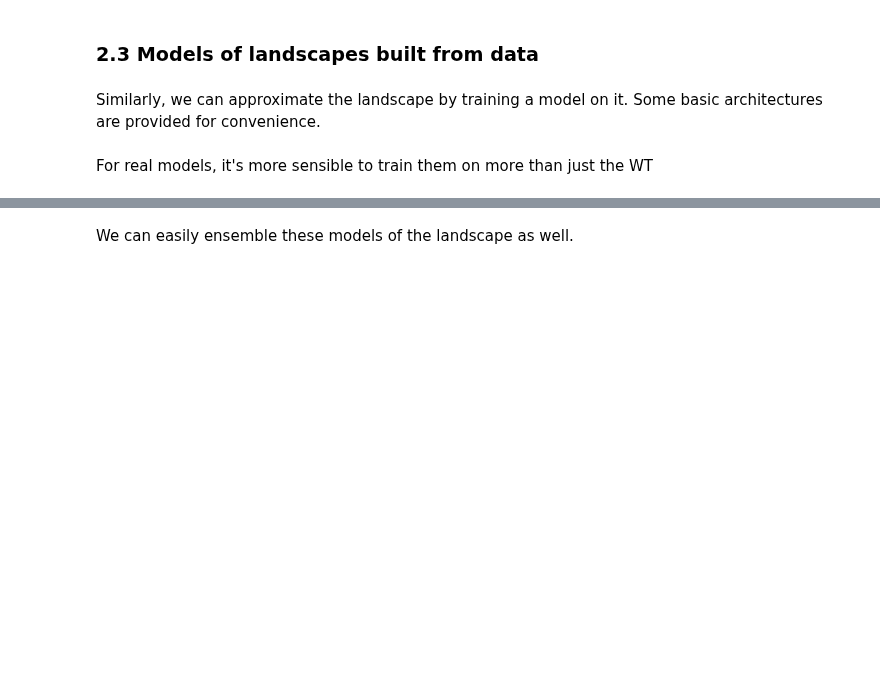
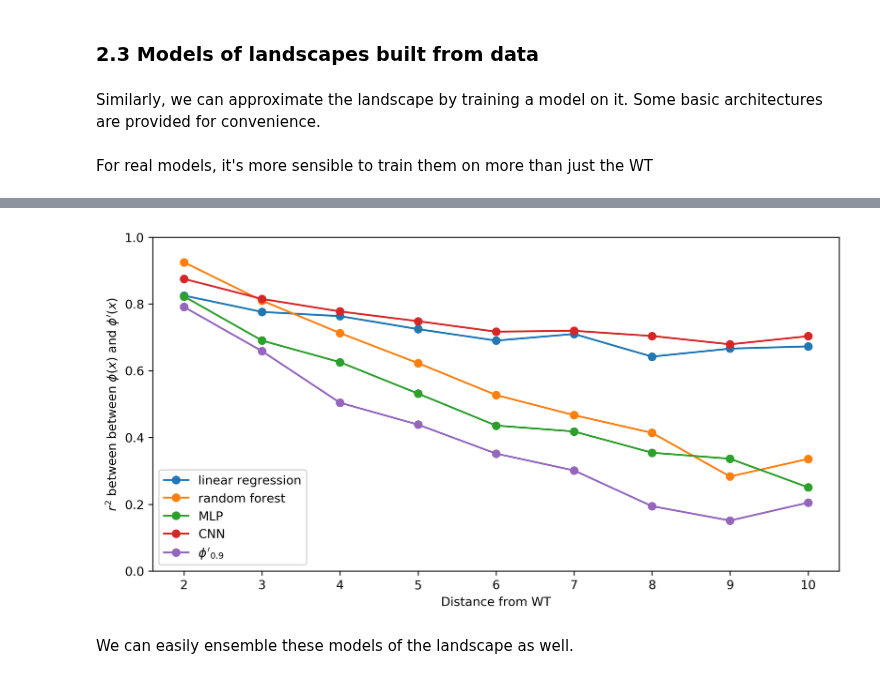
Before and after one commit to samsinai/FLEXS, a Jupyter notebook: examples/Tutorial.ipynb, the cells around one changed output, grey strips where cells are left out. Cells and saved outputs as stored; diff of their text form; code cells hidden in the pictures; blank space fills up the shorter version.

```diff
--- a/examples/Tutorial.ipynb
+++ b/examples/Tutorial.ipynb
@@ -191,18 +183,45 @@ corrs_CNN= get_corr_per_distance(samples,distances,noisy_cnn_model)
+# %%
+linear_regression = baselines.models.LinearModel(alphabet=s_utils.RNAA, loss='regression')
+linear_regression.train(train_x, train_y)
+
+linear_regression_preds = linear_regression.get_fitness(val_x)
+corrs_linear = get_corr_per_distance(val_x, val_y, linear_regression_preds)
+# %%
+random_forest = baselines.models.RandomForest(alphabet=s_utils.RNAA, loss='regression')
+random_forest.train(train_x, train_y)
+
+random_forest_preds = random_forest.get_fitness(val_x)
+corrs_rf = get_corr_per_distance(val_x, val_y, random_forest_preds)
+# %%
+sequence_length = len(train_x[0])
+
+mlp = baselines.models.MLP(sequence_length, hidden_size=100, alphabet=s_utils.RNAA, loss='MSE')
+mlp.train(train_x, train_y)
+
+mlp_preds = mlp.get_fitness(val_x)
+corrs_mlp = get_corr_per_distance(val_x, val_y, mlp_preds)
+# %%
+cnn = baselines.models.CNN(sequence_length, alphabet=s_utils.RNAA, num_filters=32, hidden_size=100, loss='MSE')
+cnn.train(train_x, train_y)
+
+cnn_preds = cnn.get_fitness(val_x)
+corrs_cnn = get_corr_per_distance(val_x, val_y, cnn_preds)
 # %%
-plt.figure(figsize=(10,5),dpi=300)
+plt.figure(figsize=(10,5), dpi=300)
 
-#plt.plot(range(1,11),corrs_LNN,'o-', label="LNN")
-plt.plot(range(1,11),corrs_skLNN,'o-', label="skLNN")
-plt.plot(range(1,11),corrs_skrf,'o-', label="skRF")
-plt.plot(range(1,11),corrs_NLNN,'o-', label="NLNN")
-plt.plot(range(1,11),corrs_CNN,'o-', label="CNN")
+plt.plot(range(1,11), corrs_linear, 'o-', label="linear regression")
+plt.plot(range(1,11), corrs_rf, 'o-', label="random forest")
+plt.plot(range(1,11), corrs_mlp, 'o-', label="MLP")
+plt.plot(range(1,11), corrs_cnn, 'o-', label="CNN")
 
-plt.plot(range(1,11),corrs[1],'o-', label="$\phi'_{0.9}$")
+plt.plot(range(1,11), corrs_noisy_neighbors[1], 'o-', label="$\phi'_{0.9}$")
 
 plt.ylabel("$r^2$ between between $\phi(x)$ and $\phi'(x)$")
 plt.xlabel("Distance from WT")
 plt.legend()
-plt.ylim(0,1)
-plt.savefig("noise_model_ens_100.pdf")
+plt.ylim(0, 1)
+plt.show()
+# %% [output]
+[figure, added]
 # %% [markdown]
 We can easily ensemble these models of the landscape as well.
```
Also changed, not shown: parts of 46 cells of this notebook, 51 other files.
